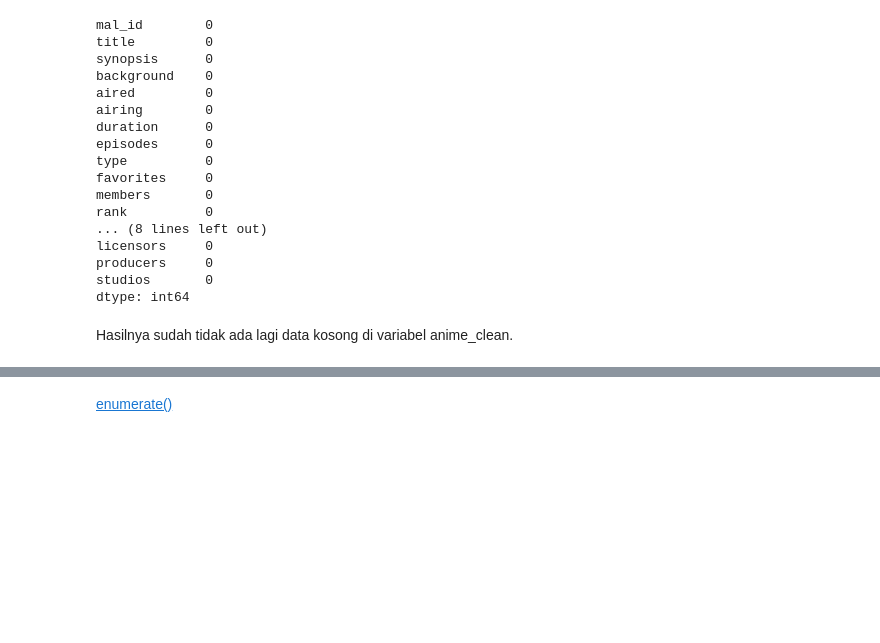
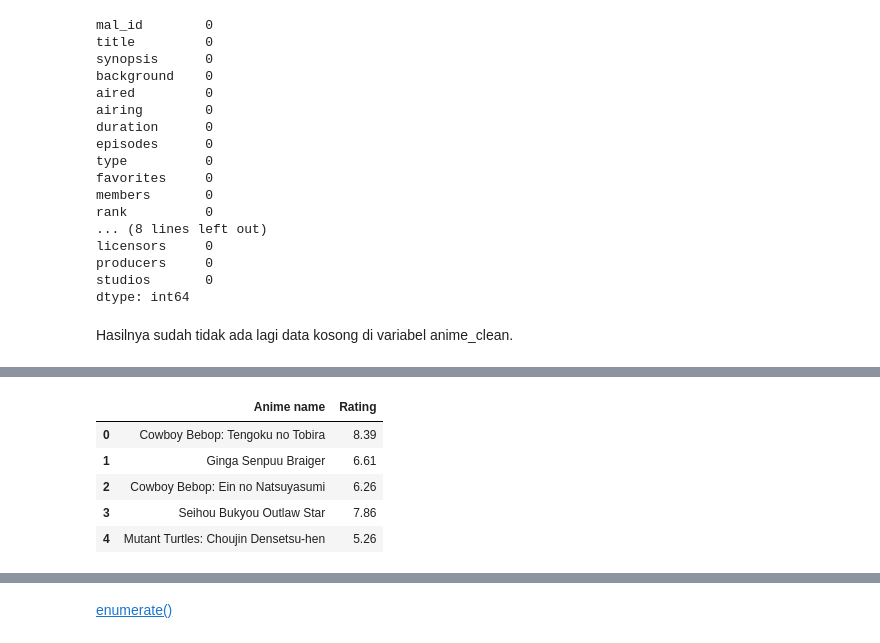
Before and after one commit to izzul112/ML_BMLT-Proyek_Akhir-Sistem_Rekomendasi-Anime, a Jupyter notebook: Proyek_Akhir_Sistem_Rekomendasi.ipynb, the cells around one changed output, grey strips where cells are left out. Drawn from its saved outputs; the diff is of its cells as text; code cells hidden in the pictures; blank space fills up the shorter version.

```diff
--- a/Proyek_Akhir_Sistem_Rekomendasi.ipynb
+++ b/Proyek_Akhir_Sistem_Rekomendasi.ipynb
@@ -371,12 +409,9 @@ data_anime['name'] = data_anime['name'].apply(text_cleaning)
 from sklearn.feature_extraction.text import TfidfVectorizer
 
 
-tfv = TfidfVectorizer(min_df=3,  max_features=None,
+tfv = TfidfVectorizer(min_df=5, max_features=None,
             strip_accents='unicode', analyzer='word',token_pattern=r'\w{1,}',
             ngram_range=(1, 3),
             stop_words = 'english')
 
-# Filling NaNs with empty string
-data_anime['genre'] = data_anime['genre'].fillna('')
-genres_str = data_anime['genre'].str.split(',').astype(str)
-tfv_matrix = tfv.fit_transform(genres_str)
+synopsis_str = anime_cleaned['synopsis']
@@ -383,3 +422,4 @@ tfv_matrix = tfv.fit_transform(genres_str)
 # %%
+tfv_matrix = tfv.fit_transform(synopsis_str)
 tfv_matrix.shape
 # %% [output]
@@ -449,5 +458,5 @@ array([[0.76186428, 0.76160041, 0.76159416, ..., 0.76159416, 0.76159416,
 # %%
-indices = pd.Series(data_anime.index, index=data_anime['name']).drop_duplicates()
+indices = pd.Series(anime_cleaned.index, index=anime_cleaned['title'])
 # %%
 indices
 # %% [output]
@@ -467,21 +480,20 @@ Length: 12294, dtype: int64
 # %%
-def give_rec(title, sig=sig):
-    # Get the index corresponding to original_title
+def give_recomendation(title, sig = sig):
+    # Dapatkan indeks yang sesuai dengan title asli
     idx = indices[title]
 
-    # Get the pairwsie similarity scores
+    # Dapatkan skor kesamaan pairwsie
     sig_scores = list(enumerate(sig[idx]))
 
-    # Sort the movies
+    # Urutkan keluaran film
     sig_scores = sorted(sig_scores, key=lambda x: x[1], reverse=True)
 
-    # Scores of the 10 most similar movies
+    # Hasil dari 5 Anime paling mirip
     sig_scores = sig_scores[1:6]
 
-    # Movie indices
+    # Mengeluarkan indeks Anime
     anime_indices = [i[0] for i in sig_scores]
 
-    # Top 10 most similar movies
-    return pd.DataFrame({'Anime name': data_anime['name'].iloc[anime_indices].values,
-                                 'Rating': anime_fulldata['rating_web'].iloc[anime_indices].values,
-                                  'episodes': data_anime['episodes'].iloc[anime_indices].values})
+    # Menampilkan 5 anime paling mirip
+    return pd.DataFrame({'Anime name': anime_cleaned['title'].iloc[anime_indices].values,
+                                 'Rating': anime_cleaned['score'].iloc[anime_indices].values})
@@ -524,0 +506,9 @@ The sorted list based on the third item:
+# %%
+give_recomendation('Cowboy Bebop')
+# %% [output]
+|  | Anime name | Rating |
+| 0 | Cowboy Bebop: Tengoku no Tobira | 8.39 |
+| 1 | Ginga Senpuu Braiger | 6.61 |
+| 2 | Cowboy Bebop: Ein no Natsuyasumi | 6.26 |
+| 3 | Seihou Bukyou Outlaw Star | 7.86 |
+| 4 | Mutant Turtles: Choujin Densetsu-hen | 5.26 |
```
Also changed, not shown: parts of 24 cells of this notebook.
